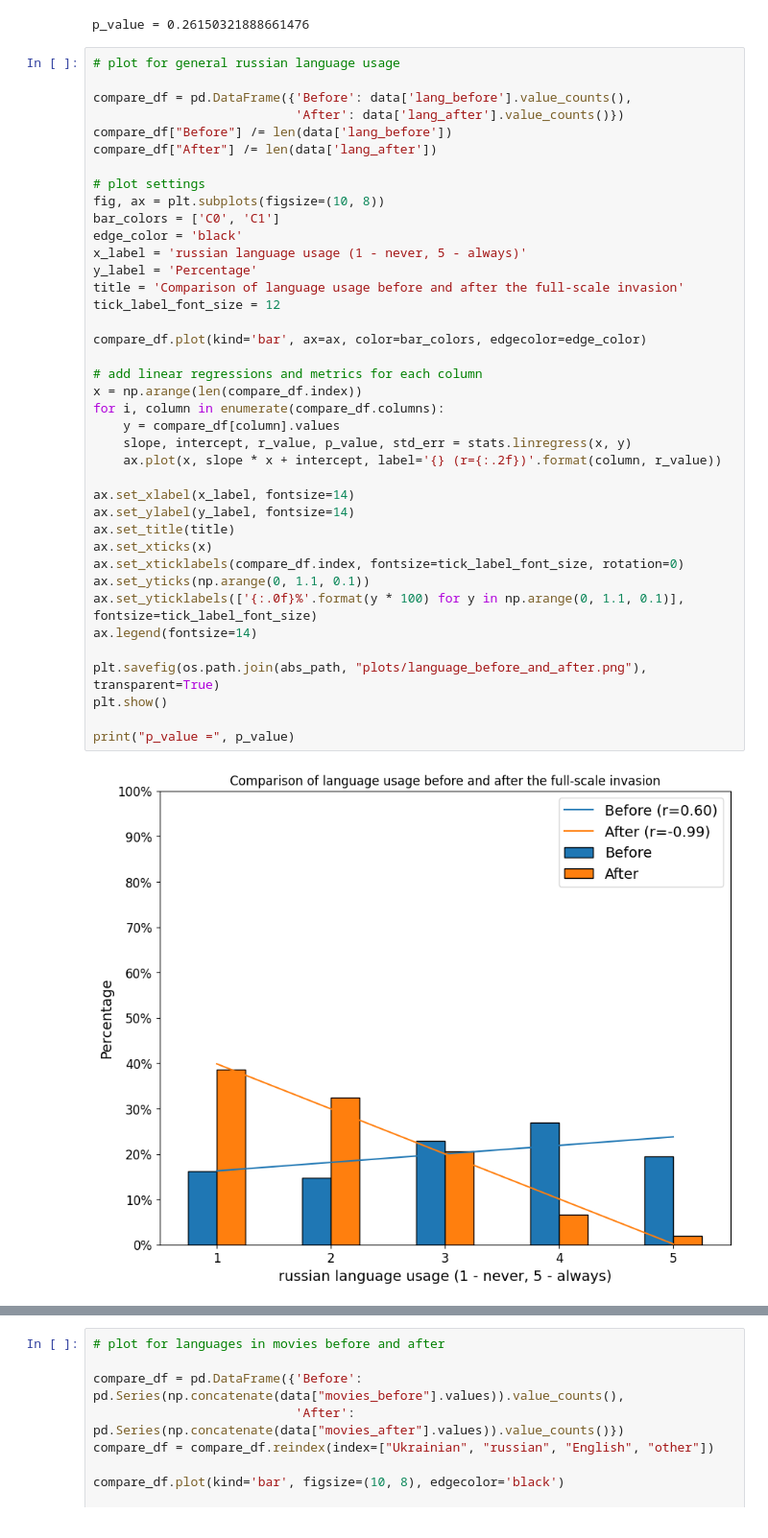
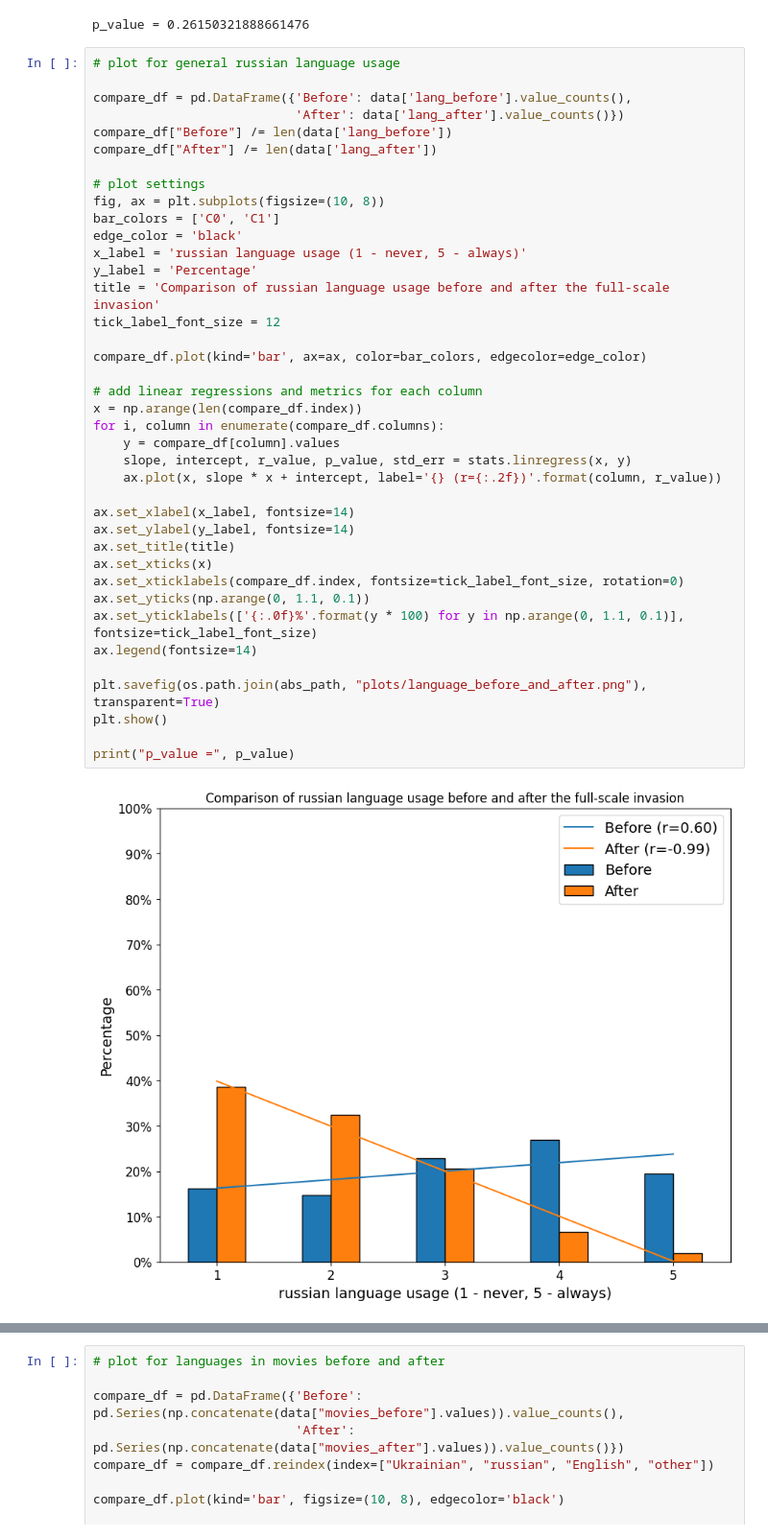
Before and after one commit to artemka169/statistic-and-probability-sem-2, a Jupyter notebook: main.ipynb, the cells around one changed output, grey strips where cells are left out. Shown at 96% size. Saved outputs shown, nothing was run; the diff lists cells and outputs as text.

```diff
--- a/main.ipynb
+++ b/main.ipynb
@@ -212,35 +212,35 @@ compare_df["After"] /= len(data['lang_after'])
 fig, ax = plt.subplots(figsize=(10, 8))
 bar_colors = ['C0', 'C1']
 edge_color = 'black'
 x_label = 'russian language usage (1 - never, 5 - always)'
 y_label = 'Percentage'
-title = 'Comparison of language usage before and after the full-scale invasion'
+title = 'Comparison of russian language usage before and after the full-scale invasion'
 tick_label_font_size = 12
 
 compare_df.plot(kind='bar', ax=ax, color=bar_colors, edgecolor=edge_color)
 
 # add linear regressions and metrics for each column
 x = np.arange(len(compare_df.index))
 for i, column in enumerate(compare_df.columns):
     y = compare_df[column].values
     slope, intercept, r_value, p_value, std_err = stats.linregress(x, y)
     ax.plot(x, slope * x + intercept, label='{} (r={:.2f})'.format(column, r_value))
 
 ax.set_xlabel(x_label, fontsize=14)
 ax.set_ylabel(y_label, fontsize=14)
 ax.set_title(title)
 ax.set_xticks(x)
 ax.set_xticklabels(compare_df.index, fontsize=tick_label_font_size, rotation=0)
 ax.set_yticks(np.arange(0, 1.1, 0.1))
 ax.set_yticklabels(['{:.0f}%'.format(y * 100) for y in np.arange(0, 1.1, 0.1)], fontsize=tick_label_font_size)
 ax.legend(fontsize=14)
 
 plt.savefig(os.path.join(abs_path, "plots/language_before_and_after.png"), transparent=True)
 plt.show()
 
 print("p_value =", p_value)
 # %% [output]
-[figure, old version]
+[figure, new version]
 p_value = 0.0014345853957940214
 # %%
 # plot for male only
```
Also changed, not shown: parts of 6 cells of this notebook, 8 other files.
